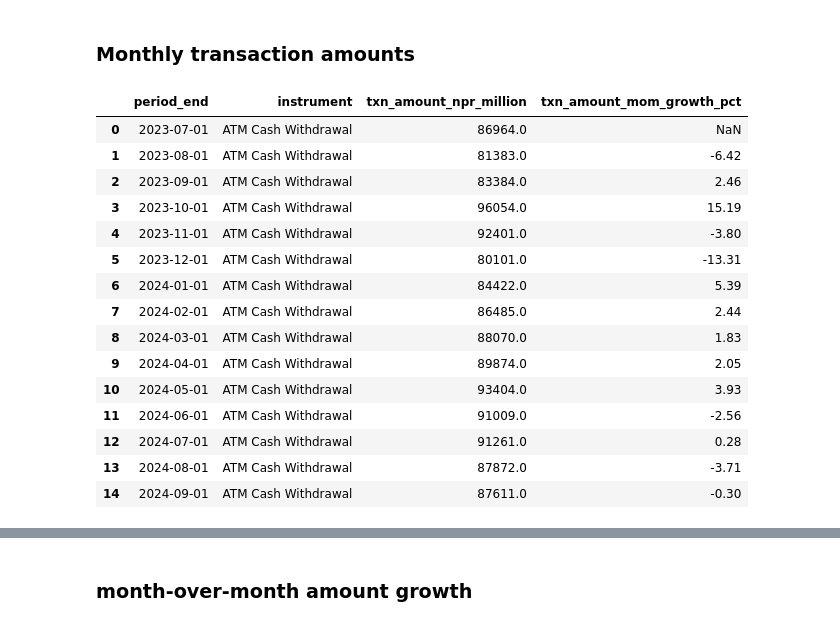
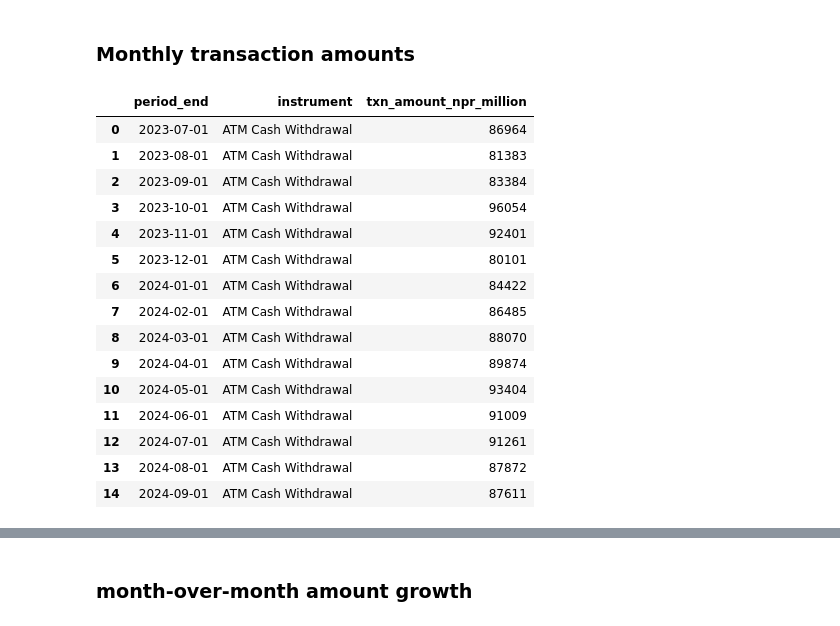
Before and after one commit to Srijan0113/Nepal_Online_Payment_System, a Jupyter notebook: Python/02_transaction_trend_analysis.ipynb, the cells around one changed output, grey strips where cells are left out. Saved outputs shown, nothing was run; the diff lists cells and outputs as text; code cells hidden in the pictures.

```diff
--- a/Python/02_transaction_trend_analysis.ipynb
+++ b/Python/02_transaction_trend_analysis.ipynb
@@ -786,32 +801,32 @@ instrument_growth_summary.round(2)
 # %% [markdown]
 ### Monthly transaction amounts
 # %%
-instrument_monthy_amount=(
+instrument_monthly_amount=(
     df[
         ["period_end","instrument","txn_amount_npr_million"]
     ]
     .copy()
     .sort_values(["instrument","period_end"])
     .reset_index(drop=True)
 )
 instrument_monthly_amount.head(15)
 # %% [output]
-|  | period_end | instrument | txn_amount_npr_million | txn_amount_mom_growth_pct |
-| 0 | 2023-07-01 | ATM Cash Withdrawal | 86964.0 | NaN |
-| 1 | 2023-08-01 | ATM Cash Withdrawal | 81383.0 | -6.42 |
-| 2 | 2023-09-01 | ATM Cash Withdrawal | 83384.0 | 2.46 |
-| 3 | 2023-10-01 | ATM Cash Withdrawal | 96054.0 | 15.19 |
-| 4 | 2023-11-01 | ATM Cash Withdrawal | 92401.0 | -3.80 |
-| 5 | 2023-12-01 | ATM Cash Withdrawal | 80101.0 | -13.31 |
-| 6 | 2024-01-01 | ATM Cash Withdrawal | 84422.0 | 5.39 |
-| 7 | 2024-02-01 | ATM Cash Withdrawal | 86485.0 | 2.44 |
-| 8 | 2024-03-01 | ATM Cash Withdrawal | 88070.0 | 1.83 |
-| 9 | 2024-04-01 | ATM Cash Withdrawal | 89874.0 | 2.05 |
-| 10 | 2024-05-01 | ATM Cash Withdrawal | 93404.0 | 3.93 |
-| 11 | 2024-06-01 | ATM Cash Withdrawal | 91009.0 | -2.56 |
-| 12 | 2024-07-01 | ATM Cash Withdrawal | 91261.0 | 0.28 |
-| 13 | 2024-08-01 | ATM Cash Withdrawal | 87872.0 | -3.71 |
-| 14 | 2024-09-01 | ATM Cash Withdrawal | 87611.0 | -0.30 |
+|  | period_end | instrument | txn_amount_npr_million |
+| 0 | 2023-07-01 | ATM Cash Withdrawal | 86964 |
+| 1 | 2023-08-01 | ATM Cash Withdrawal | 81383 |
+| 2 | 2023-09-01 | ATM Cash Withdrawal | 83384 |
+| 3 | 2023-10-01 | ATM Cash Withdrawal | 96054 |
+| 4 | 2023-11-01 | ATM Cash Withdrawal | 92401 |
+| 5 | 2023-12-01 | ATM Cash Withdrawal | 80101 |
+| 6 | 2024-01-01 | ATM Cash Withdrawal | 84422 |
+| 7 | 2024-02-01 | ATM Cash Withdrawal | 86485 |
+| 8 | 2024-03-01 | ATM Cash Withdrawal | 88070 |
+| 9 | 2024-04-01 | ATM Cash Withdrawal | 89874 |
+| 10 | 2024-05-01 | ATM Cash Withdrawal | 93404 |
+| 11 | 2024-06-01 | ATM Cash Withdrawal | 91009 |
+| 12 | 2024-07-01 | ATM Cash Withdrawal | 91261 |
+| 13 | 2024-08-01 | ATM Cash Withdrawal | 87872 |
+| 14 | 2024-09-01 | ATM Cash Withdrawal | 87611 |
 # %%
 instrument_monthly_amount = (
     pd.MultiIndex.from_product(
```
Also changed, not shown: parts of 4 cells of this notebook.
